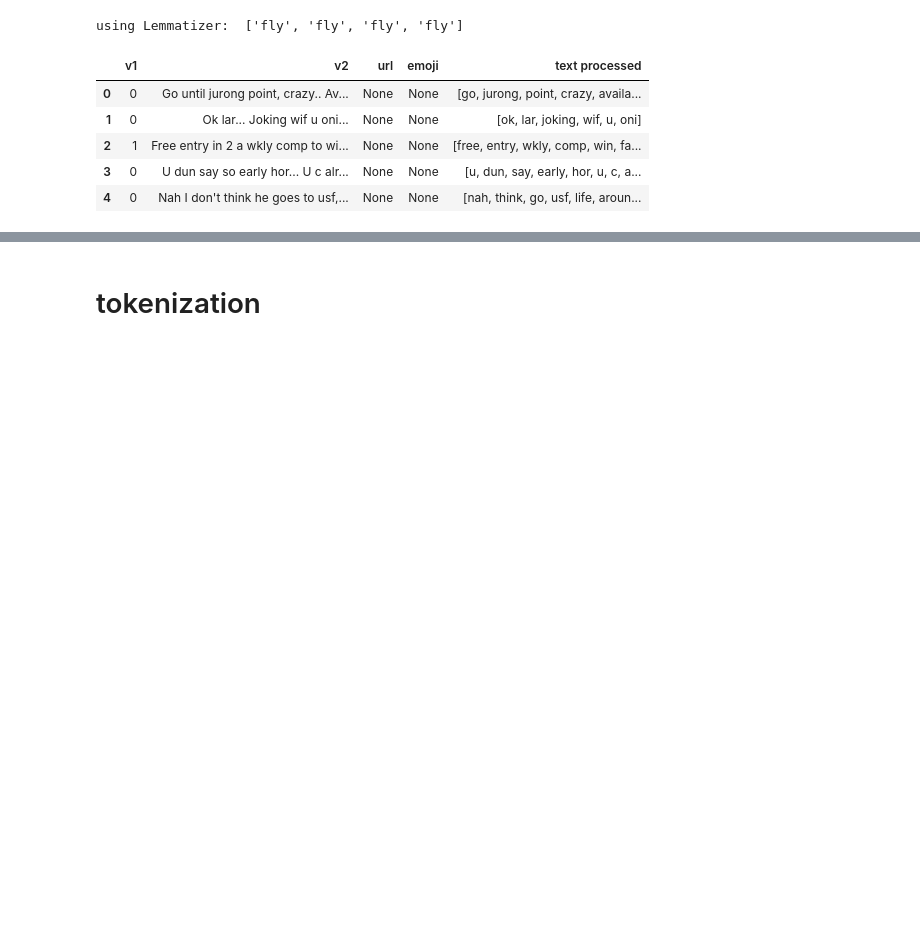
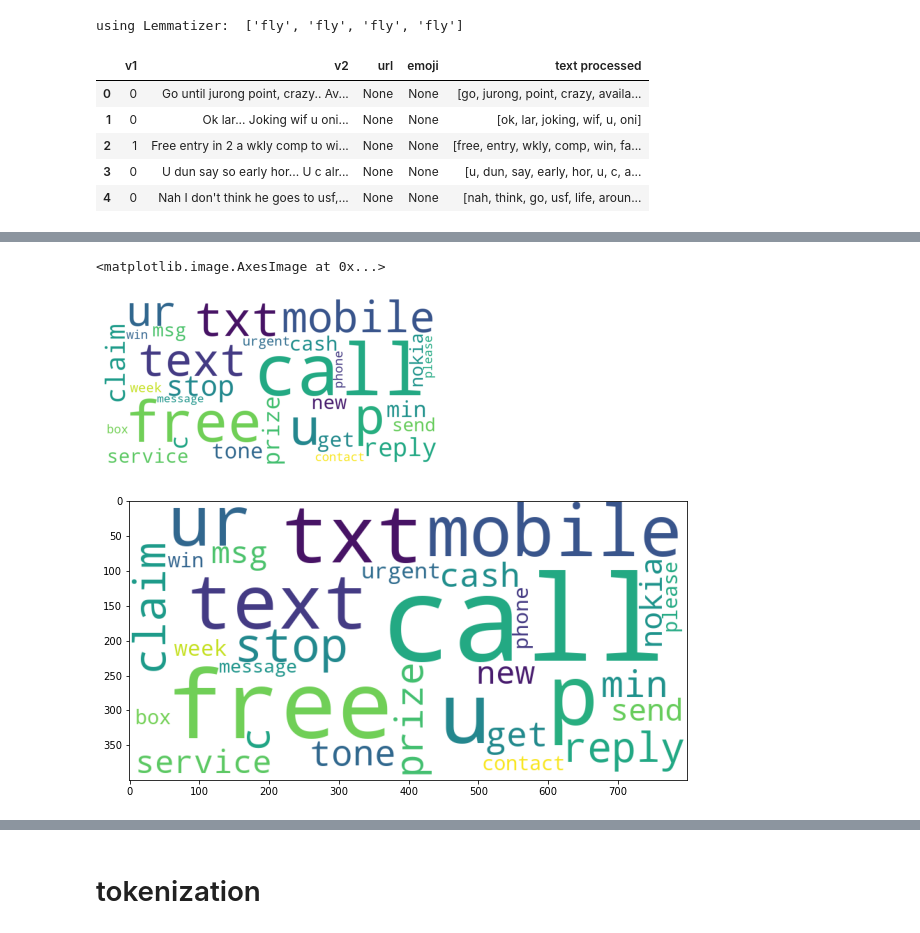
Before and after one commit to reejungkim/Natural-Language-Processing, a Jupyter notebook: Spam detection.ipynb, the cells around one changed output, grey strips where cells are left out. Drawn from its saved outputs; the diff is of its cells as text; code cells hidden in the pictures; blank space fills up the shorter version.

Commit message:
Add visualization

```diff
--- a/Spam detection.ipynb
+++ b/Spam detection.ipynb
@@ -234,0 +237,11 @@ data.head()
+# %%
+from collections import Counter
+
+def common_words(df, col, n):
+    counts = Counter([item for sublist in df[col] for item in sublist])
+    common_words = pd.DataFrame(counts.most_common(n))
+    common_words.columns =['Word','count']
+    return common_words
+# %%
+spam_common_words  = common_words(data.loc[data.v1==1], 'text processed', 30)
+spam_common_words.head(5)
@@ -234,0 +255,18 @@ data.head()
+# %%
+words = spam_common_words.set_index("Word")['count'].to_dict()
+# %%
+from wordcloud import WordCloud
+
+wc = WordCloud(background_color='white',width=800, height=400)
+wordcloud = wc.generate_from_frequencies(words)
+plt.imshow(wordcloud)
+plt.axis('off')
+
+
+plt.figure( figsize=(10,10) )
+plt.imshow(wordcloud)
+#plt.show()
+# %% [output]
+<matplotlib.image.AxesImage at 0x...>
+[figure, added]
+[figure, added]
```
Also changed, not shown: parts of 3 cells of this notebook.
